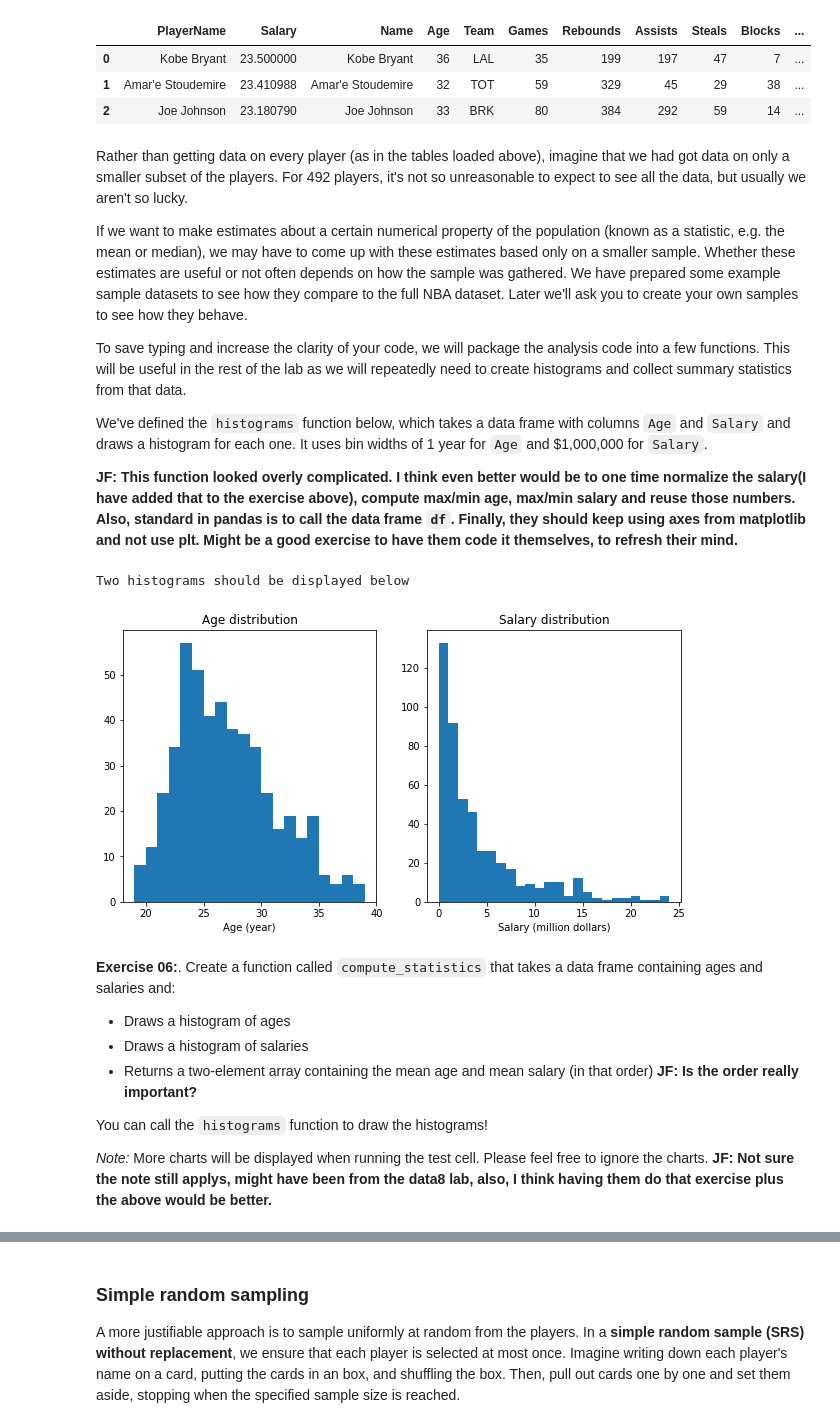
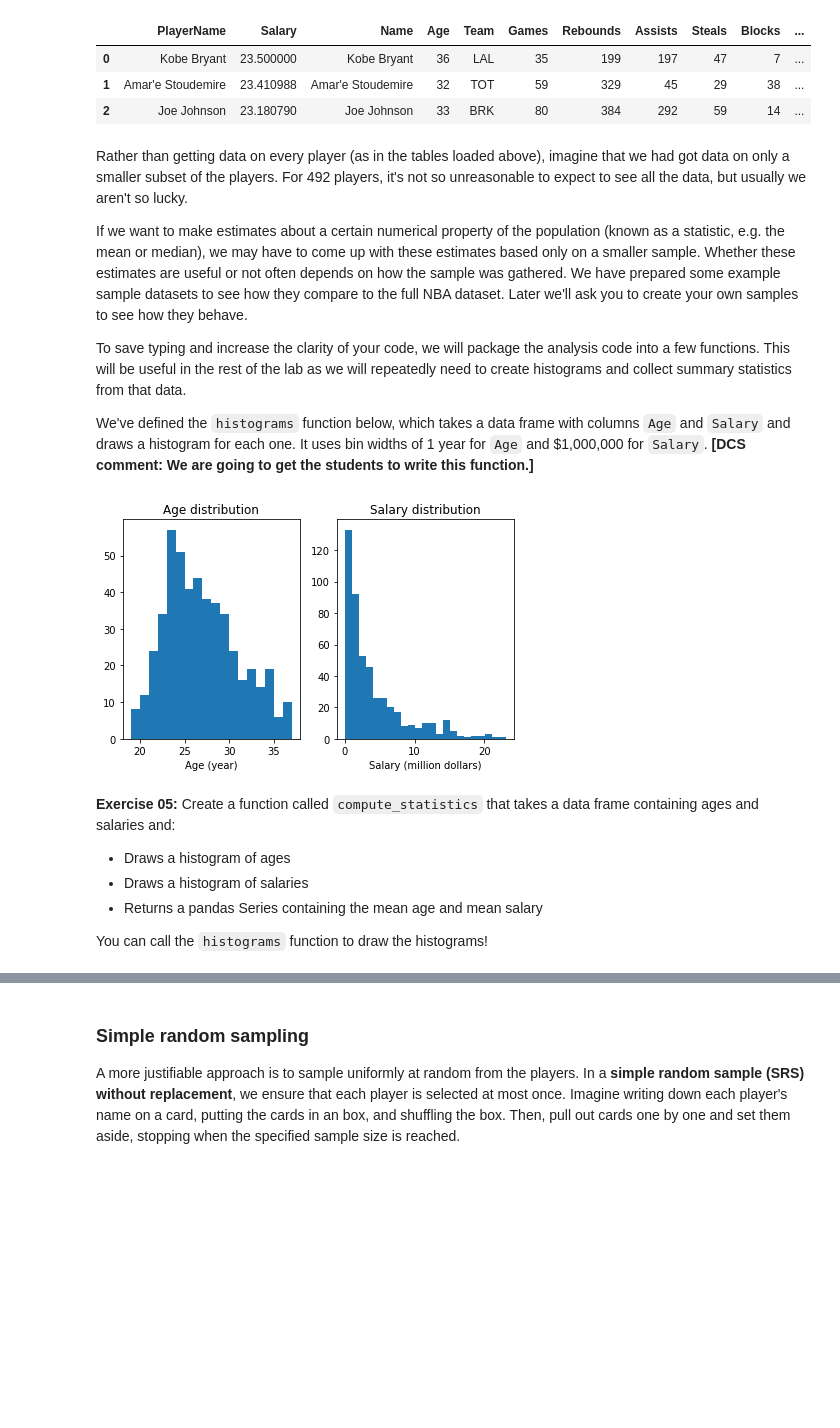
Before and after one commit to Inf2-FDS/FDS-S1-10-randomness-sampling-simulations, a Jupyter notebook: weekS2-02-simulations_cleaned.ipynb, the cells around one changed output, grey strips where cells are left out. Cells and saved outputs as stored; diff of their text form; code cells hidden in the pictures; blank space fills up the shorter version.

```diff
--- a/weekS2-02-simulations_cleaned.ipynb
+++ b/weekS2-02-simulations_cleaned.ipynb
@@ -56,8 +53,12 @@ plt.hist(x, 10)
 x1 = np.random.uniform(size=100)
 x2 = np.random.uniform(size=1000)
 x3 = np.random.uniform(size=100000)
-fig, (ax1, ax2, ax3) = plt.subplots(1,3, figsize=(13,5))
+fig, (ax1, ax2, ax3) = plt.subplots(1,3, figsize=(6,2))
 ax1.hist(x1, 10)
+ax1.set_xlabel("x")
 ax2.hist(x2, 10)
+ax2.set_xlabel("x")
 ax3.hist(x3, 10)
+ax3.set_xlabel("x")
+plt.tight_layout()
 # %% [output]
@@ -235,36 +207,30 @@ If we want to make estimates about a certain numerical property of the populatio
 To save typing and increase the clarity of your code, we will package the analysis code into a few functions. This will be useful in the rest of the lab as we will repeatedly need to create histograms and collect summary statistics from that data.
 
 We've defined the `histograms` function below, which takes a data frame with columns `Age` and `Salary` and draws a histogram for each one. It uses bin widths of 1 year for `Age` and $1,000,000 for `Salary`.
-
-**JF: This function looked overly complicated. I think even better would be to one time normalize the salary(I have added that to the exercise above), compute max/min age, max/min salary and reuse those numbers. Also, standard in pandas is to call the data frame `df`. Finally, they should keep using axes from matplotlib and not use plt. Might be a good exercise to have them code it themselves, to refresh their mind.**
+**[DCS comment: We are going to get the students to write this function.]**
 # %%
 def histograms(df):
-    age_bins = np.arange(min(df['Age']), max(df['Age']) + 2, 1) # JF: Why +2
-    salary_bins = np.arange(min(df['Salary']), max(df['Salary']) + 1, 1) # JF: Why +1?
-    fig, (ax1, ax2) = plt.subplots(1, 2, figsize=(10, 5))
+    age_bins = np.arange(min(df['Age']), max(df['Age']), 1)
+    salary_bins = np.arange(min(df['Salary']), max(df['Salary']), 1)
+    fig, (ax1, ax2) = plt.subplots(1, 2, figsize=(6, 4))
     ax1.hist(df['Age'], bins=age_bins)
     ax1.set_xlabel('Age (year)')
     ax1.set_title('Age distribution')
     ax2.hist(df['Salary'], bins=salary_bins)
     ax2.set_xlabel('Salary (million dollars)')
     ax2.set_title('Salary distribution')
+    plt.tight_layout()
 
 histograms(full_data)
-print('Two histograms should be displayed below')
 # %% [output]
-Two histograms should be displayed below
-[figure, old version]
+[figure, new version]
 # %% [markdown]
-**Exercise 06:**. Create a function called `compute_statistics` that takes a data frame containing ages and salaries and:
+**Exercise 05:** Create a function called `compute_statistics` that takes a data frame containing ages and salaries and:
 - Draws a histogram of ages
 - Draws a histogram of salaries
-- Returns a two-element array containing the mean age and mean salary (in that order)
-**JF: Is the order really important?**
+- Returns a pandas Series containing the mean age and mean salary
 
 You can call the `histograms` function to draw the histograms!
-
-*Note:* More charts will be displayed when running the test cell. Please feel free to ignore the charts.
-**JF: Not sure the note still applys, might have been from the data8 lab, also, I think having them do that exercise plus the above would be better.**
 # %%
 # Template
 def compute_statistics(age_and_salary_data):
```
Also changed, not shown: parts of 45 cells of this notebook.
